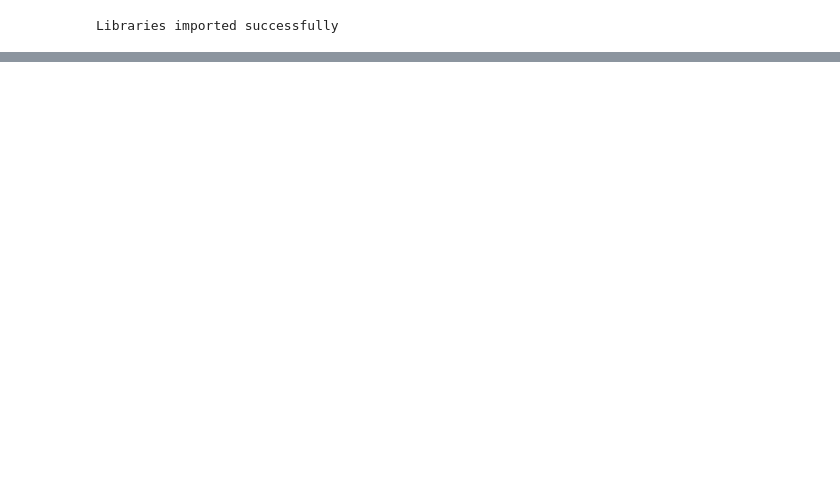
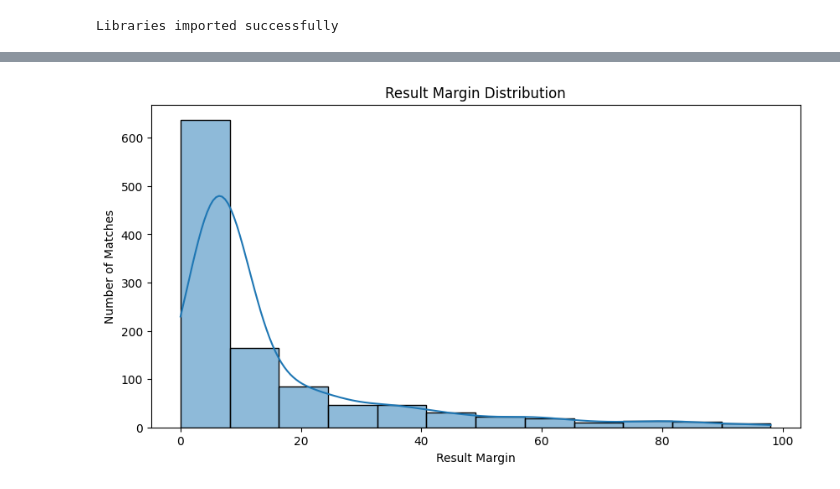
Before and after one commit to hridhyapr/SMART-FEEDBACK-COLLECTION-PORTAL, a Jupyter notebook: Sports.ipynb, the cells around one changed output, grey strips where cells are left out. Saved outputs shown, nothing was run; the diff lists cells and outputs as text; code cells hidden in the pictures; blank space fills up the shorter version.

```diff
--- a/Sports.ipynb
+++ b/Sports.ipynb
@@ -258,0 +392,14 @@ Name: count, dtype: int64
+# %%
+plt.figure(figsize=(10, 5))
+sns.histplot(
+    clean_df["result_margin"],
+    bins=12,
+    kde=True
+)
+
+plt.title("Result Margin Distribution")
+plt.xlabel("Result Margin")
+plt.ylabel("Number of Matches")
+plt.show()
+# %% [output]
+[figure, added]
```
Also changed, not shown: parts of 20 cells of this notebook.
